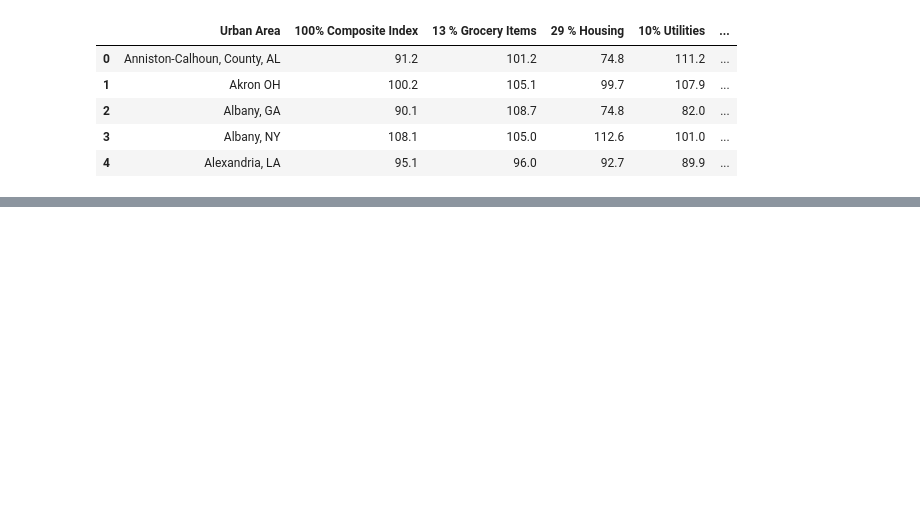
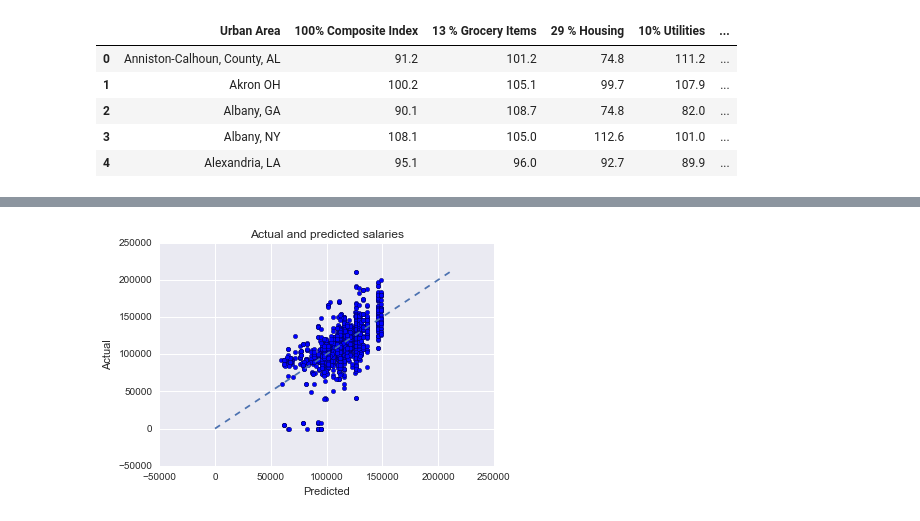
Before and after one commit to spockl/ga-dsi-1, a Jupyter notebook: projects/projects-weekly/project-04/project-4-jocelyn-ong.ipynb, the cells around one changed output, grey strips where cells are left out. Cells and saved outputs as stored; diff of their text form; code cells hidden in the pictures; blank space fills up the shorter version.

```diff
--- a/projects/projects-weekly/project-04/project-4-jocelyn-ong.ipynb
+++ b/projects/projects-weekly/project-04/project-4-jocelyn-ong.ipynb
@@ -660,0 +606,8 @@ feature_imp_2.sort_values(by=0, ascending=False)
+# %%
+plt.scatter(predicted, y);
+plt.plot([min(y), max(y)], [min(y), max(y)], '--');
+plt.title('Actual and predicted salaries');
+plt.xlabel('Predicted');
+plt.ylabel('Actual');
+# %% [output]
+[figure, added]
```
Also changed, not shown: parts of 110 cells of this notebook, 3 other files.
